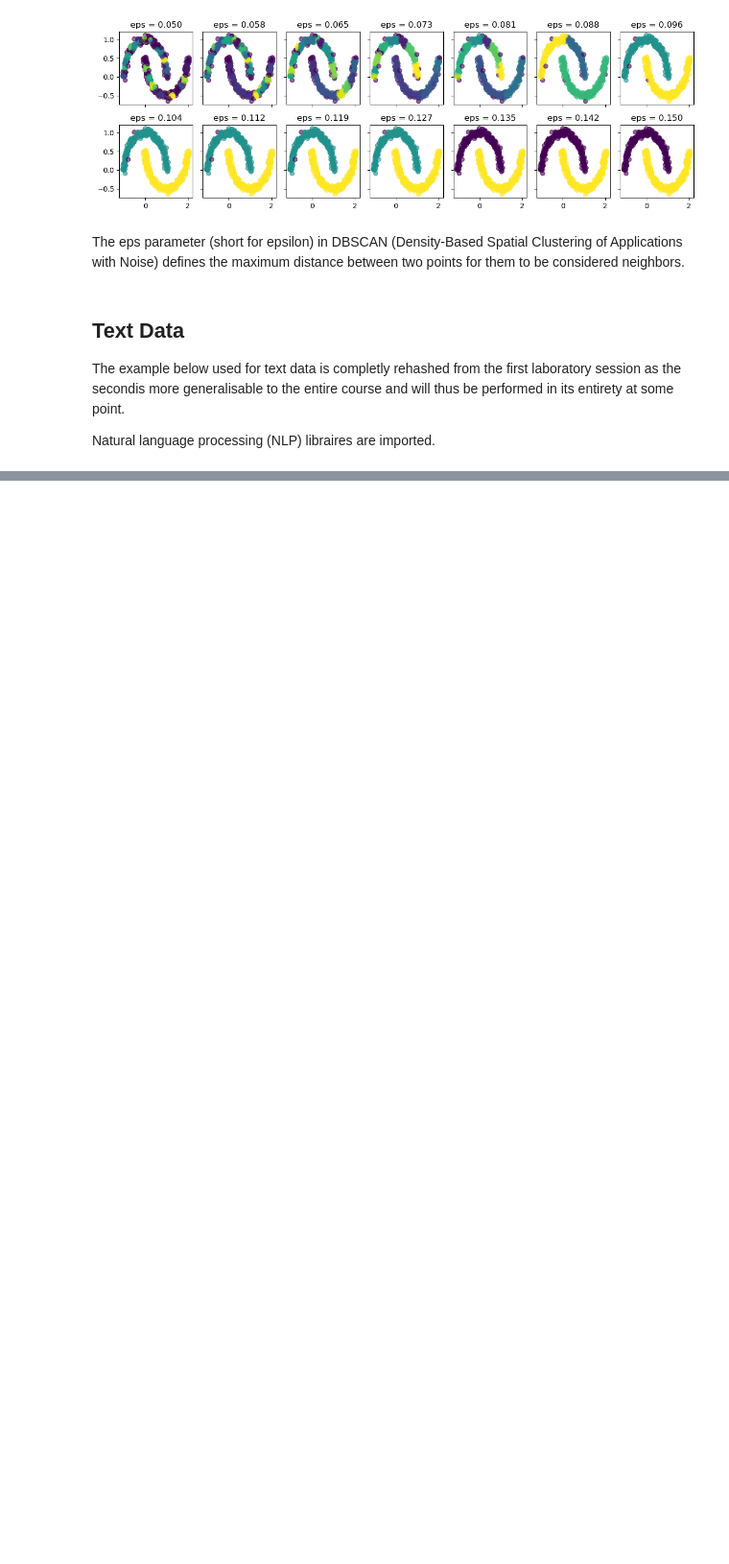
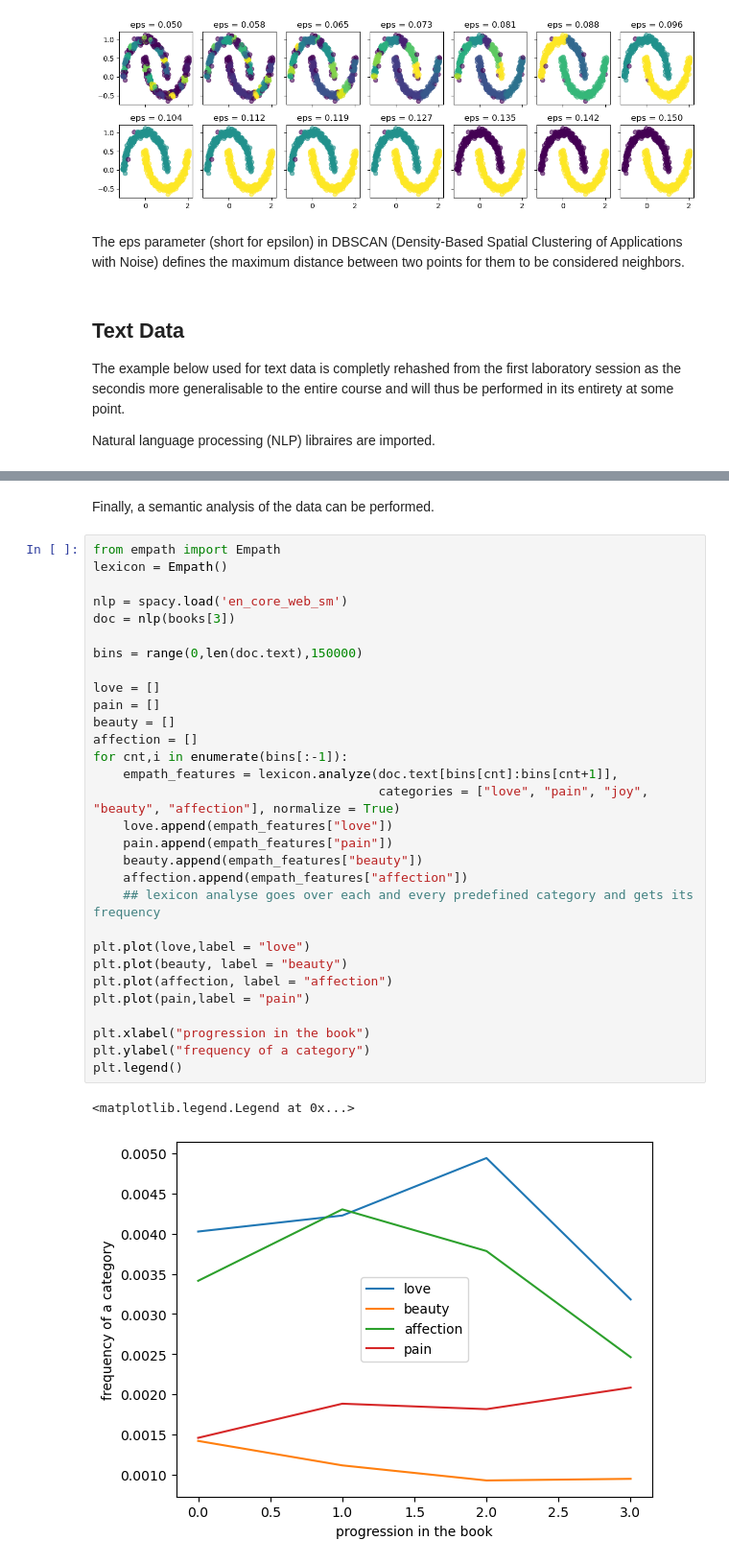
Before and after one commit to kabdelno/PersonalRepo-CS401, a Jupyter notebook: ExamPrep/MasterNotebook.ipynb, the cells around one changed output, grey strips where cells are left out. Shown at 96% size. Saved outputs shown, nothing was run; the diff lists cells and outputs as text; blank space fills up the shorter version.

```diff
--- a/ExamPrep/MasterNotebook.ipynb
+++ b/ExamPrep/MasterNotebook.ipynb
@@ -1552,0 +1769,35 @@ Natural language processing (NLP) libraires are imported.
+# %% [markdown]
+Finally, a semantic analysis of the data can be performed.
+# %%
+from empath import Empath
+lexicon = Empath()
+
+nlp = spacy.load('en_core_web_sm')
+doc = nlp(books[3])
+
+bins = range(0,len(doc.text),150000)
+
+love = []
+pain = []
+beauty = []
+affection = []
+for cnt,i in enumerate(bins[:-1]):
+    empath_features = lexicon.analyze(doc.text[bins[cnt]:bins[cnt+1]],
+                                      categories = ["love", "pain", "joy", "beauty", "affection"], normalize = True)
+    love.append(empath_features["love"])
+    pain.append(empath_features["pain"])
+    beauty.append(empath_features["beauty"])
+    affection.append(empath_features["affection"])
+    ## lexicon analyse goes over each and every predefined category and gets its frequency
+
+plt.plot(love,label = "love")
+plt.plot(beauty, label = "beauty")
+plt.plot(affection, label = "affection")
+plt.plot(pain,label = "pain")
+
+plt.xlabel("progression in the book")
+plt.ylabel("frequency of a category")
+plt.legend()
+# %% [output]
+<matplotlib.legend.Legend at 0x...>
+[figure, added]
```
Also changed, not shown: parts of 47 cells of this notebook.
